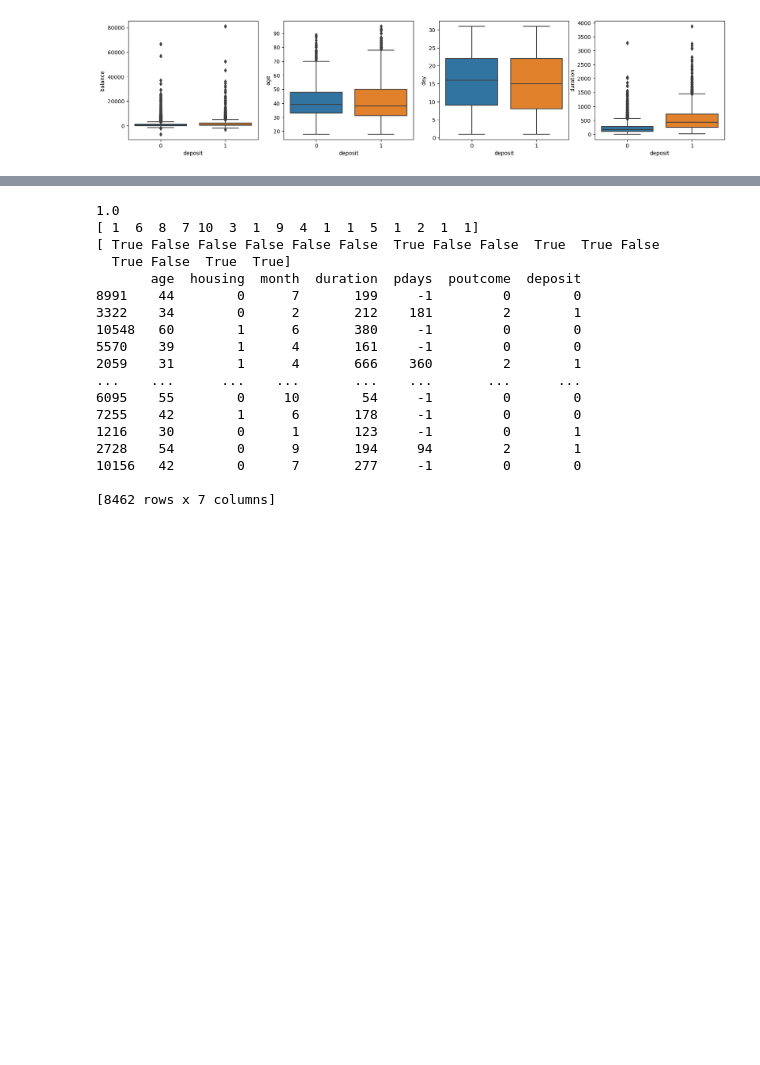
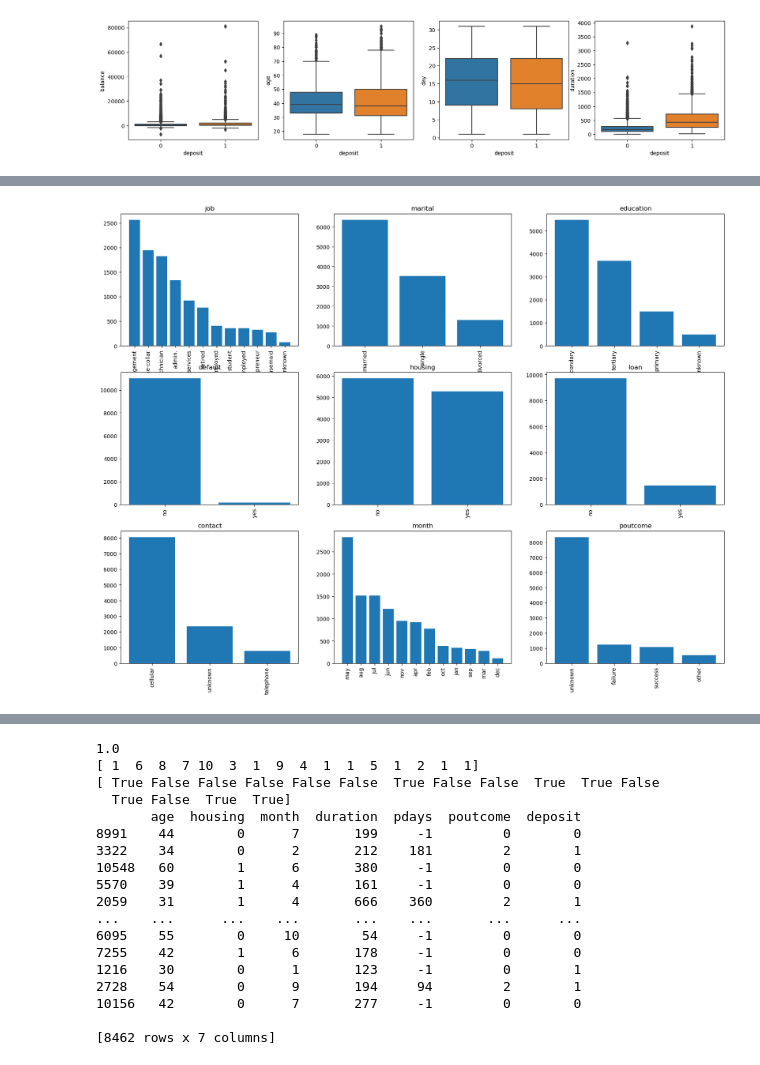
Before and after one commit to andre180701/FAA-Project1, a Jupyter notebook: Project1/Project1.ipynb, the cells around one changed output, grey strips where cells are left out. Saved outputs shown, nothing was run; the diff lists cells and outputs as text; code cells hidden in the pictures; blank space fills up the shorter version.

```diff
--- a/Project1/Project1.ipynb
+++ b/Project1/Project1.ipynb
@@ -220,0 +230,26 @@ sns.stripplot(y="pdays",x="deposit", data = numeric_dt, ax = axes[3], hue = "loa
+# %%
+#categorical columns
+cat_columns = ['job', 'marital', 'education', 'default', 'housing', 'loan', 'contact', 'month','poutcome']
+
+fig, axs = plt.subplots(3, 3, sharex=False, sharey=False, figsize=(20, 15))
+
+counter = 0
+for cat_column in cat_columns:
+    value_counts = dt[cat_column].value_counts()
+
+    trace_x = counter // 3
+    trace_y = counter % 3
+    x_pos = np.arange(0, len(value_counts))
+
+    axs[trace_x, trace_y].bar(x_pos, value_counts.values, tick_label = value_counts.index)
+
+    axs[trace_x, trace_y].set_title(cat_column)
+
+    for tick in axs[trace_x, trace_y].get_xticklabels():
+        tick.set_rotation(90)
+
+    counter += 1
+
+plt.show()
+# %% [output]
+[figure, added]
```
Also changed, not shown: parts of 3 cells of this notebook.
